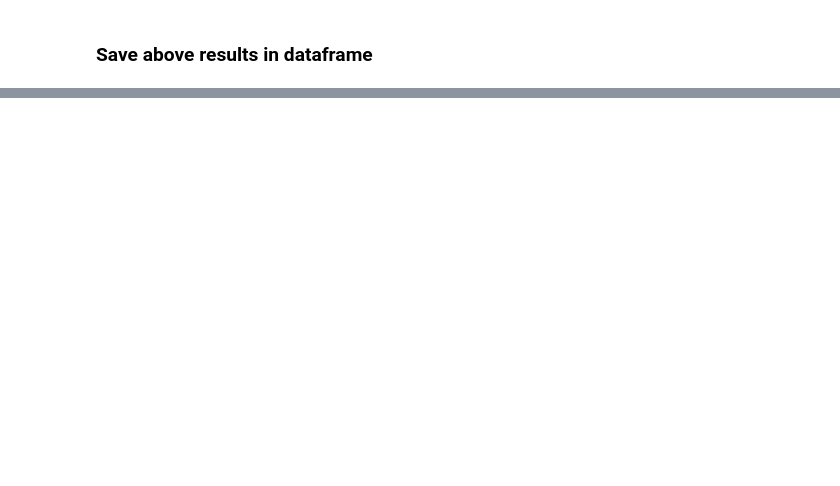
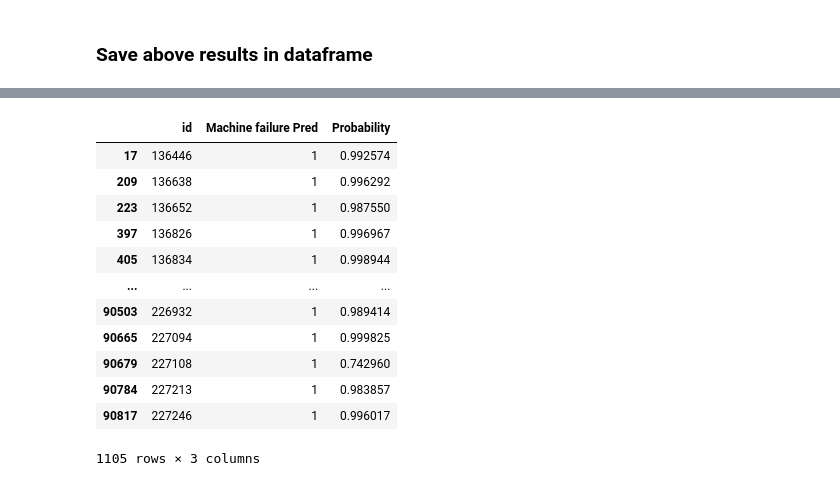
Before and after one commit to AdarshP383/Machine-Learning, a Jupyter notebook: Machine Failure Project/MF_project.ipynb, the cells around one changed output, grey strips where cells are left out. Saved outputs shown, nothing was run; the diff lists cells and outputs as text; code cells hidden in the pictures; blank space fills up the shorter version.

```diff
--- a/Machine Failure Project/MF_project.ipynb
+++ b/Machine Failure Project/MF_project.ipynb
@@ -530,0 +548,16 @@ df_final['Machine failure'].value_counts().plot(kind='bar')
+# %%
+df_final.query("`Machine failure Pred`==1")
+# %% [output]
+|  | id | Machine failure Pred | Probability |
+| 17 | 136446 | 1 | 0.992574 |
+| 209 | 136638 | 1 | 0.996292 |
+| 223 | 136652 | 1 | 0.987550 |
+| 397 | 136826 | 1 | 0.996967 |
+| 405 | 136834 | 1 | 0.998944 |
+| ... | ... | ... | ... |
+| 90503 | 226932 | 1 | 0.989414 |
+| 90665 | 227094 | 1 | 0.999825 |
+| 90679 | 227108 | 1 | 0.742960 |
+| 90784 | 227213 | 1 | 0.983857 |
+| 90817 | 227246 | 1 | 0.996017 |
+1105 rows × 3 columns
```
Also changed, not shown: parts of 28 cells of this notebook, 1 other file.
